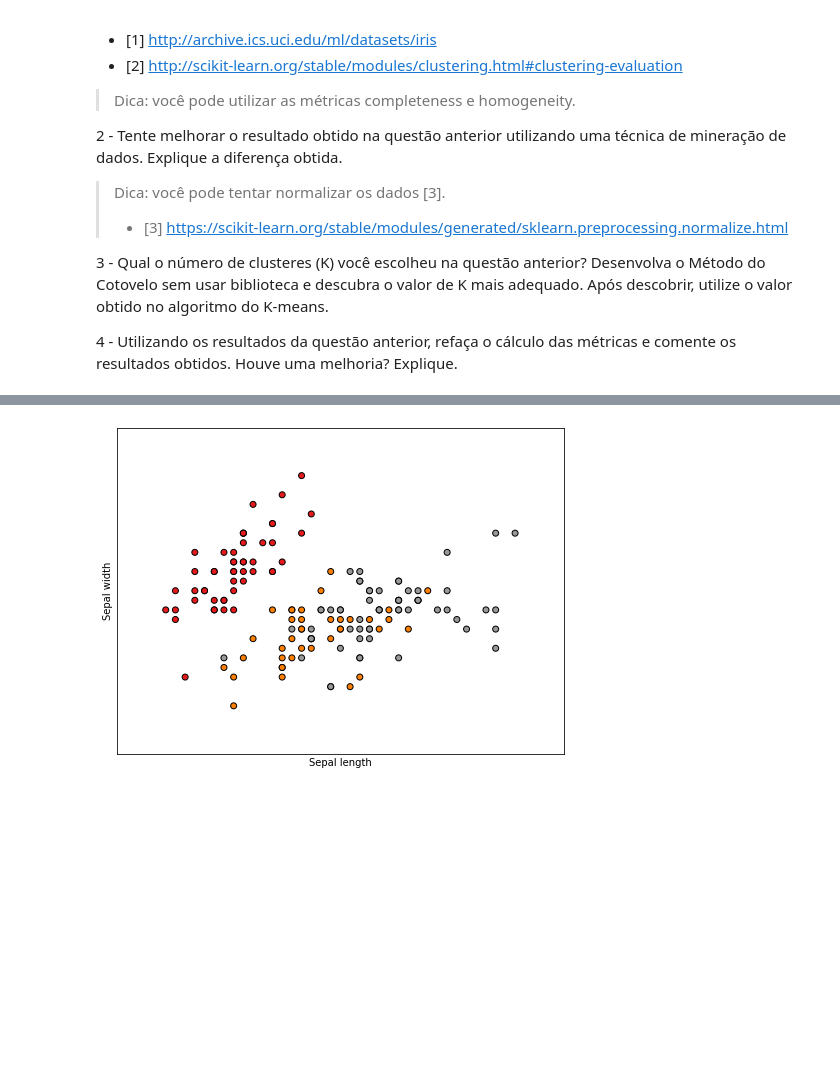
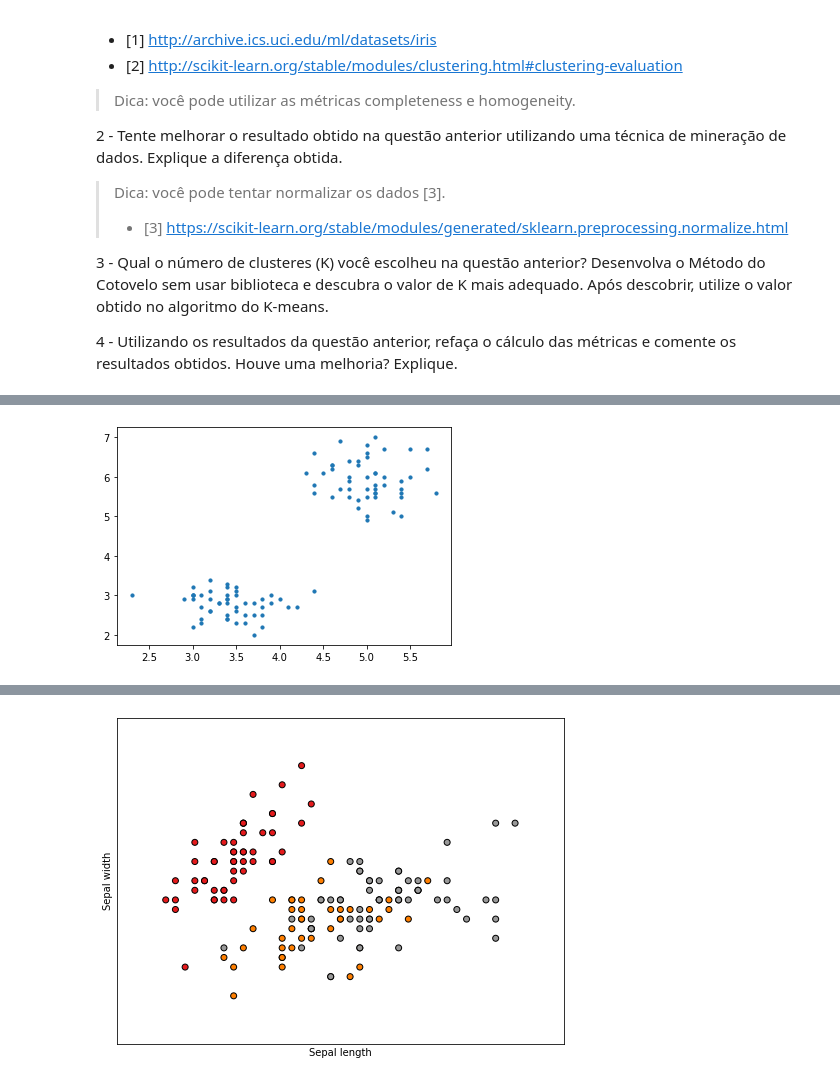
Before and after one commit to Gustavo-Sousa/kmeans_intro, a Jupyter notebook: Notebook_KMeans_Assignment.ipynb, the cells around one changed output, grey strips where cells are left out. Saved outputs shown, nothing was run; the diff lists cells and outputs as text; code cells hidden in the pictures; blank space fills up the shorter version.

```diff
--- a/Notebook_KMeans_Assignment.ipynb
+++ b/Notebook_KMeans_Assignment.ipynb
@@ -446,0 +501,5 @@ Exercícios
+# %%
+plt.scatter(Setosa, Versicolor, s=10)
+plt.show()
+# %% [output]
+[figure, added]
```
Also changed, not shown: parts of 8 cells of this notebook.
